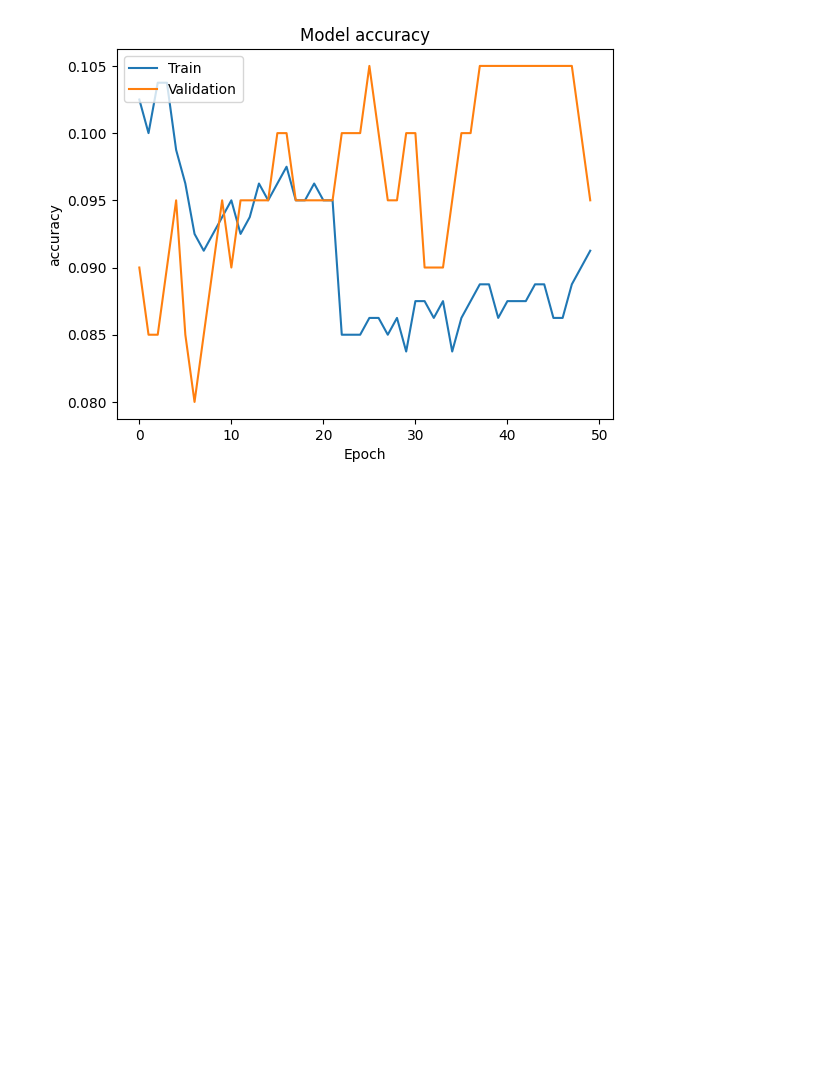
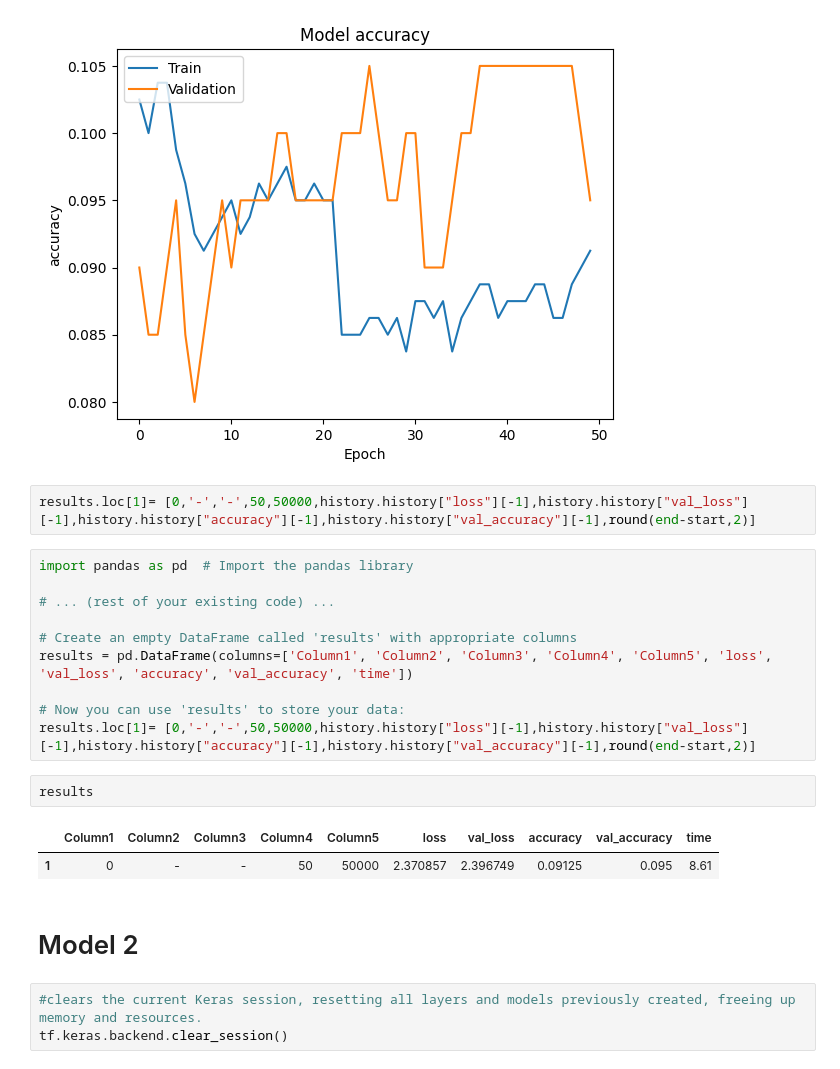
Before and after one commit to bcheng251/BenChen, a Jupyter notebook: Convert_ipynb_to_HTML_in_Colab.ipynb, the cells around one changed output. Drawn from its saved outputs; the diff is of its cells as text; blank space fills up the shorter version.

```diff
--- a/Convert_ipynb_to_HTML_in_Colab.ipynb
+++ b/Convert_ipynb_to_HTML_in_Colab.ipynb
@@ -1168,3 +1168,25 @@ plot(history, 'loss')
 plot(history,'accuracy')
 # %% [output]
 [figure]
+# %%
+results.loc[1]= [0,'-','-',50,50000,history.history["loss"][-1],history.history["val_loss"][-1],history.history["accuracy"][-1],history.history["val_accuracy"][-1],round(end-start,2)]
+# %%
+import pandas as pd  # Import the pandas library
+
+# ... (rest of your existing code) ...
+
+# Create an empty DataFrame called 'results' with appropriate columns
+results = pd.DataFrame(columns=['Column1', 'Column2', 'Column3', 'Column4', 'Column5', 'loss', 'val_loss', 'accuracy', 'val_accuracy', 'time'])
+
+# Now you can use 'results' to store your data:
+results.loc[1]= [0,'-','-',50,50000,history.history["loss"][-1],history.history["val_loss"][-1],history.history["accuracy"][-1],history.history["val_accuracy"][-1],round(end-start,2)]
+# %%
+results
+# %% [output]
+|  | Column1 | Column2 | Column3 | Column4 | Column5 | loss | val_loss | accuracy | val_accuracy | time |
+| 1 | 0 | - | - | 50 | 50000 | 2.370857 | 2.396749 | 0.09125 | 0.095 | 8.61 |
+# %% [markdown]
+# Model 2
+# %%
+#clears the current Keras session, resetting all layers and models previously created, freeing up memory and resources.
+tf.keras.backend.clear_session()
```
